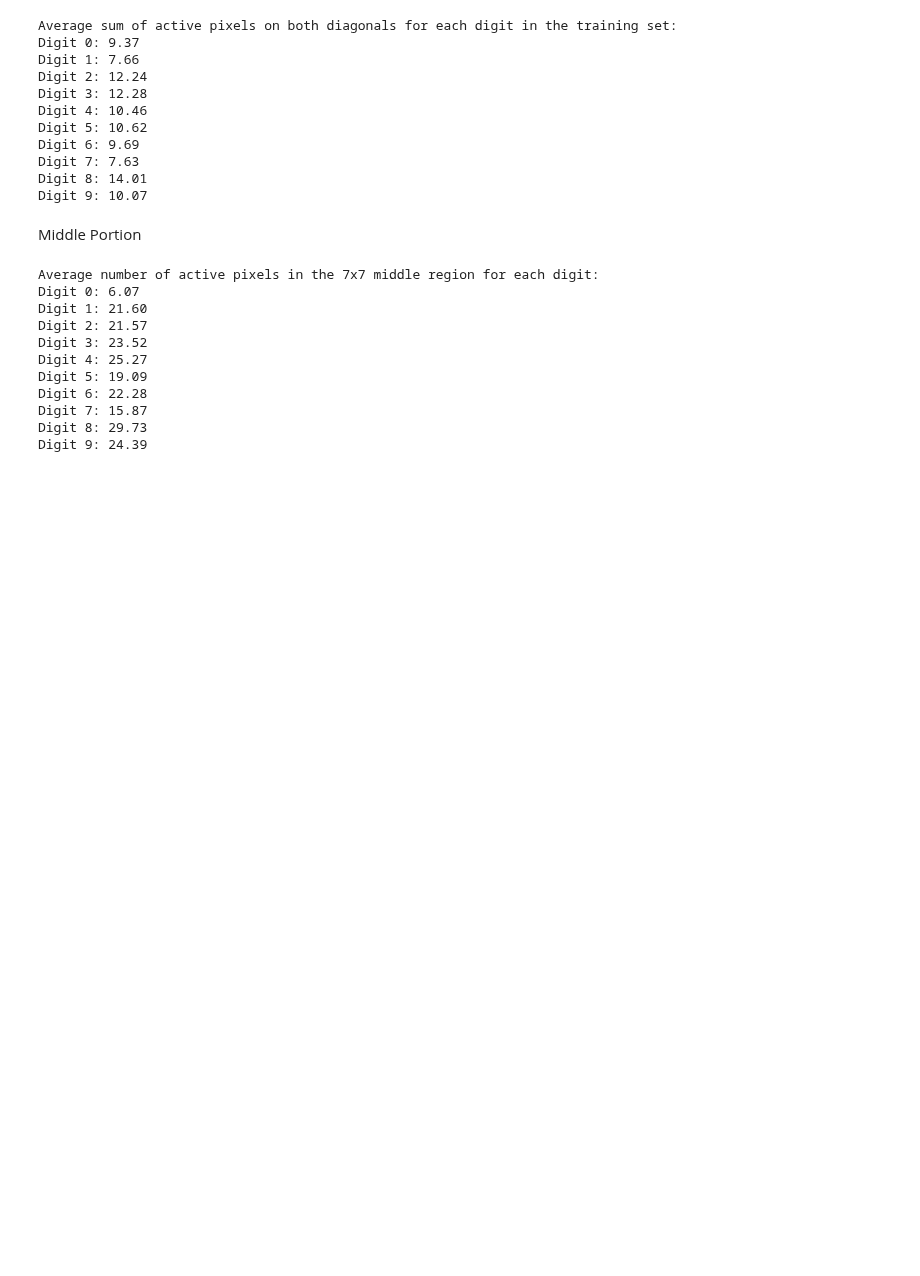
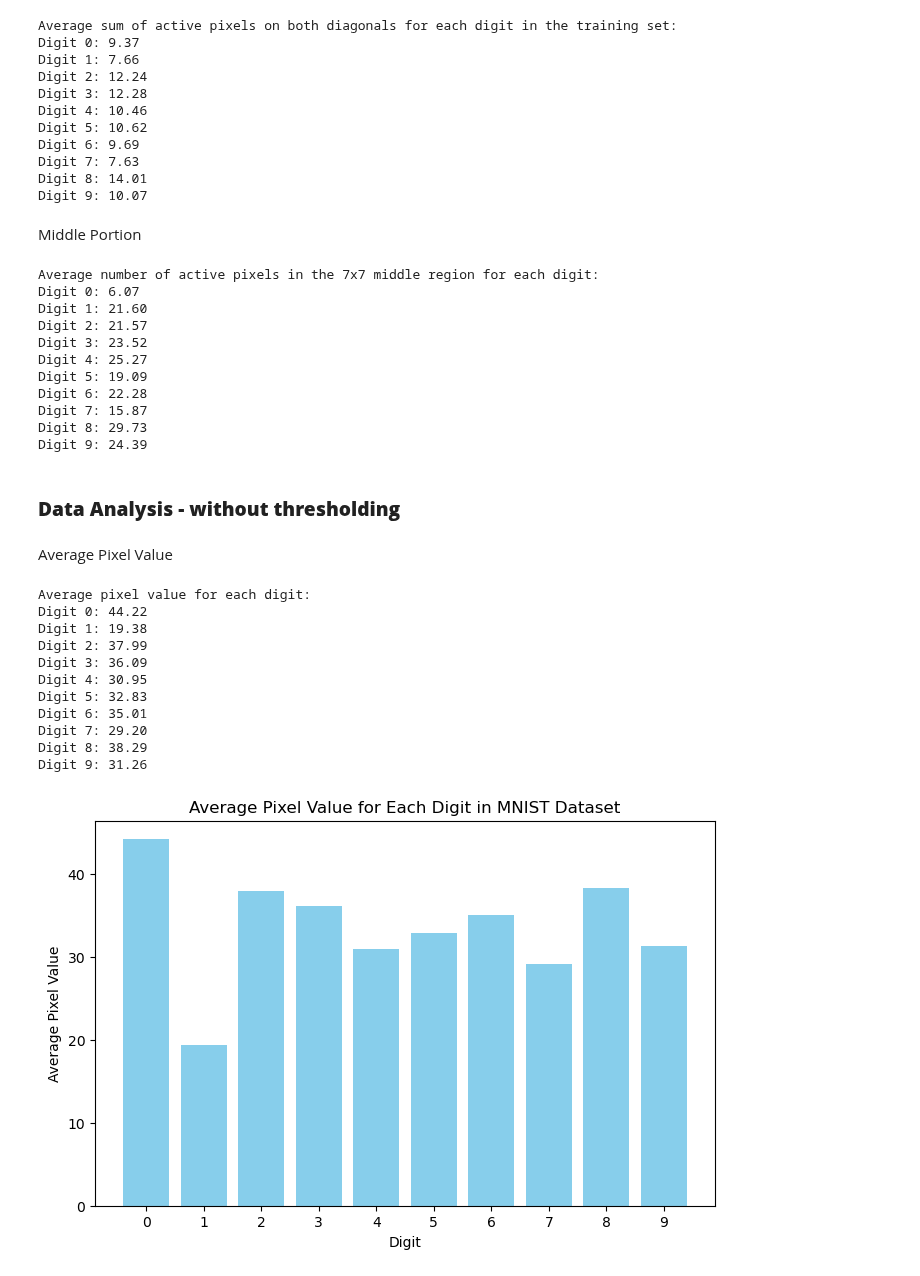
Before and after one commit to AP-047/RClass-Classification-by-Rational-Approximation, a Jupyter notebook: notebooks/data_exploration.ipynb, the cells around one changed output. Cells and saved outputs as stored; diff of their text form; code cells hidden in the pictures; blank space fills up the shorter version.

```diff
--- a/notebooks/data_exploration.ipynb
+++ b/notebooks/data_exploration.ipynb
@@ -651,3 +643,50 @@ Digit 6: 22.28
 Digit 7: 15.87
 Digit 8: 29.73
 Digit 9: 24.39
+# %% [markdown]
+### **Data Analysis - without thresholding**
+# %% [markdown]
+Average Pixel Value
+# %%
+# prompt: I want to find average pixel value of for the images of each digit, without converting them into black and white
+
+from keras.datasets import mnist
+import numpy as np
+import matplotlib.pyplot as plt
+
+(train_X, train_y), (test_X, test_y) = mnist.load_data()
+
+# Calculate average pixel value for each digit
+average_pixel_values = {}
+for digit in range(10):
+    digit_images = train_X[train_y == digit]
+    average_pixel_values[digit] = np.mean(digit_images)
+
+# Print the results
+print("Average pixel value for each digit:")
+for digit, avg_pixel_value in average_pixel_values.items():
+    print(f"Digit {digit}: {avg_pixel_value:.2f}")
+
+# Plotting the average pixel values
+plt.figure(figsize=(8, 5))  # Adjust figure size if needed
+plt.bar(average_pixel_values.keys(), average_pixel_values.values(), color='skyblue')
+for digit, avg_pixel_value in average_pixel_values.items():
+    plt.text(digit, avg_pixel_value, f"{avg_pixel_value:.2f}", ha='center', va='bottom')
+plt.xlabel("Digit")
+plt.ylabel("Average Pixel Value")
+plt.title("Average Pixel Value for Each Digit in MNIST Dataset")
+plt.xticks(range(10))  # Set x-ticks to display digits 0-9
+plt.show()
+# %% [output]
+Average pixel value for each digit:
+Digit 0: 44.22
+Digit 1: 19.38
+Digit 2: 37.99
+Digit 3: 36.09
+Digit 4: 30.95
+Digit 5: 32.83
+Digit 6: 35.01
+Digit 7: 29.20
+Digit 8: 38.29
+Digit 9: 31.26
+[figure, added]
```
Also changed, not shown: parts of 18 cells of this notebook.
